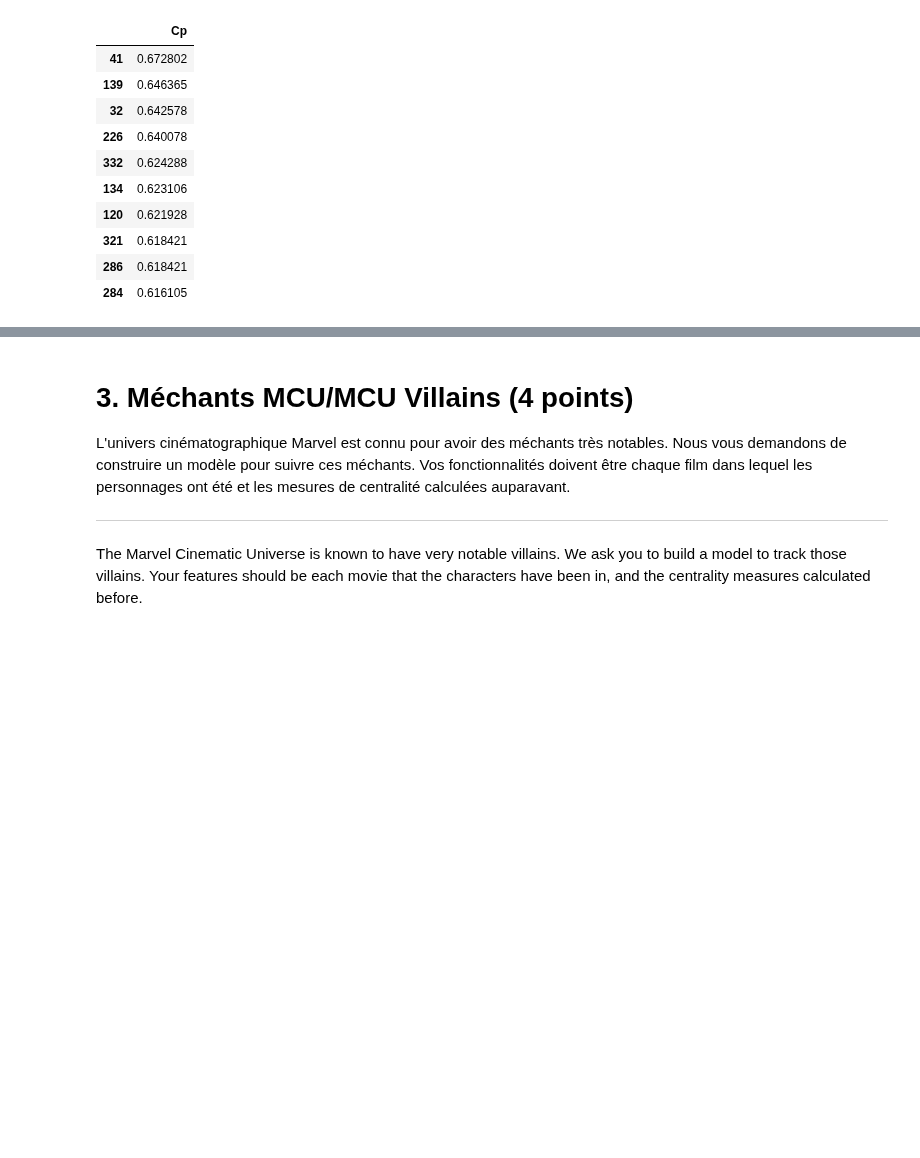
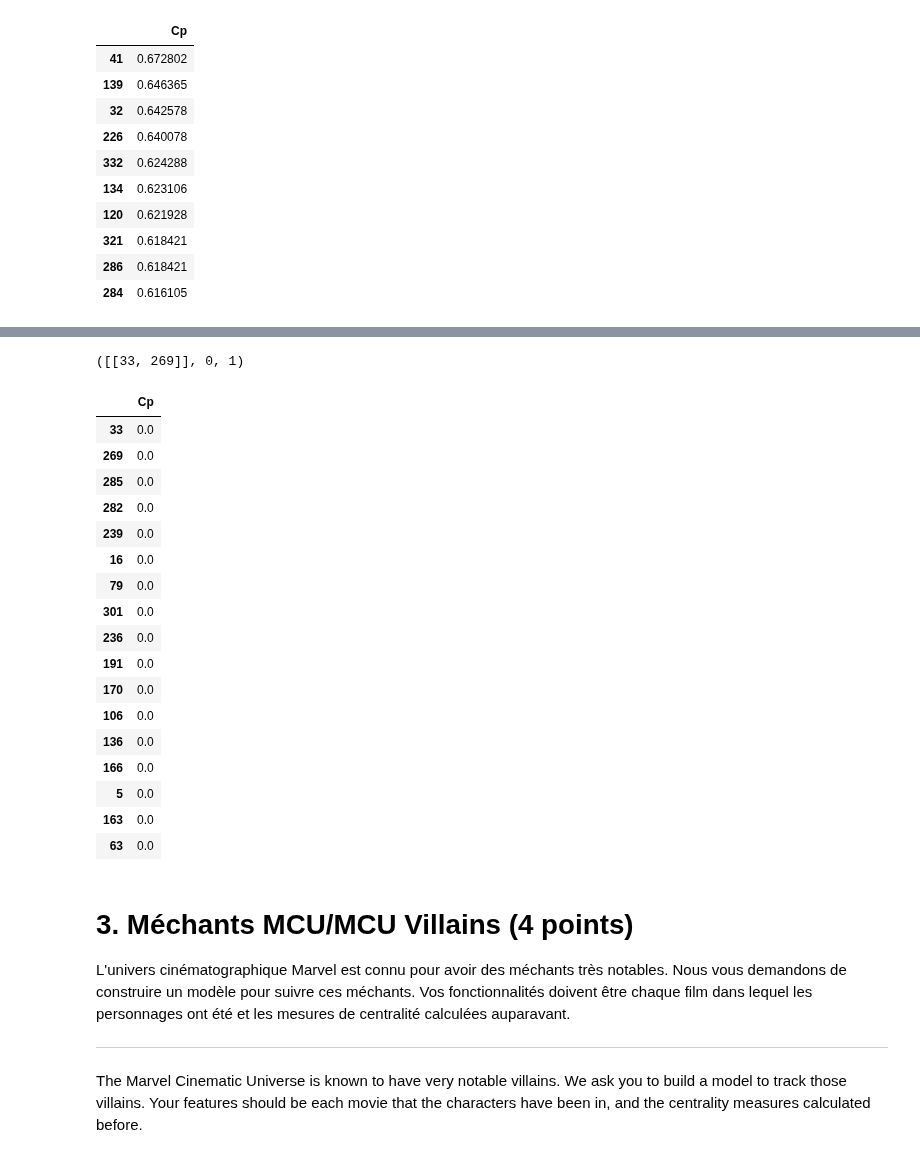
Before and after one commit to marcomudenge/Spark_GCP_Market_Basket_Analysis, a Jupyter notebook: TP3/TP3.ipynb, the cells around one changed output, grey strips where cells are left out. Saved outputs shown, nothing was run; the diff lists cells and outputs as text; code cells hidden in the pictures; blank space fills up the shorter version.

```diff
--- a/TP3/TP3.ipynb
+++ b/TP3/TP3.ipynb
@@ -681,16 +681,32 @@ from math import factorial
 
 def calculate_betweenness_centrality(social_network):
     ## TODO
-    social_network = load_unweighted_network(social_network)
+    # social_network = load_unweighted_network(social_network)
     n = len(list(social_network.nodes))
+    # s = n*[0]
+
     for i in list(social_network.nodes):
-        s = 0
-        t = 0
-        ### TOO LONG... ###
-        for j in list(social_network.nodes):
-            for k in list(social_network.nodes):
-                if (j < k) & (j != i) & (k != i):
-                    s+=sum(list(nx.all_shortest_paths(social_network, j, k)), []).count(i)
-                    t+=len(list(nx.all_shortest_paths(social_network, j, k)))
-        social_network.nodes[i]['Cp'] = s/t / (factorial(n-1) / (2 * factorial(n-1-2)))
+        social_network.nodes[i]['Cp'] = 0
+
+    for j in list(social_network.nodes):
+        for k in list(social_network.nodes):
+            if (j < k):
+                l = list(nx.all_shortest_paths(social_network, j, k))
+                t = len(l)
+                for i in list(social_network.nodes):
+                    if (i != j) and (i != k):
+                        social_network.nodes[i]['Cp']+=1.0*sum(l, []).count(i) / t
+                        #print(sum(l, []).count(i) / t)
+            #print(j, k)
+
+    for i in list(social_network.nodes):
+        social_network.nodes[i]['Cp'] /= (factorial(n-1) / (2 * factorial(n-1-2)))
+
     return social_network
+# %%
+l = list(nx.all_shortest_paths(subgraph_1, 33, 269))
+s=sum(l, []).count(139)
+t=len(l)
+l, s, t
+# %% [output]
+([[33, 269]], 0, 1)
@@ -697,3 +716,25 @@ def calculate_betweenness_centrality(social_network):
+# %%
+df = pd.DataFrame(dict(calculate_betweenness_centrality(subgraph_1).nodes.data())).transpose()
+df.sort_values("Cp", ascending=False)
+# %% [output]
+|  | Cp |
+| 33 | 0.0 |
+| 269 | 0.0 |
+| 285 | 0.0 |
+| 282 | 0.0 |
+| 239 | 0.0 |
+| 16 | 0.0 |
+| 79 | 0.0 |
+| 301 | 0.0 |
+| 236 | 0.0 |
+| 191 | 0.0 |
+| 170 | 0.0 |
+| 106 | 0.0 |
+| 136 | 0.0 |
+| 166 | 0.0 |
+| 5 | 0.0 |
+| 163 | 0.0 |
+| 63 | 0.0 |
 # %% [markdown]
 # 3. Méchants MCU/MCU Villains (4 points)
 
```
Also changed, not shown: parts of 3 cells of this notebook.
